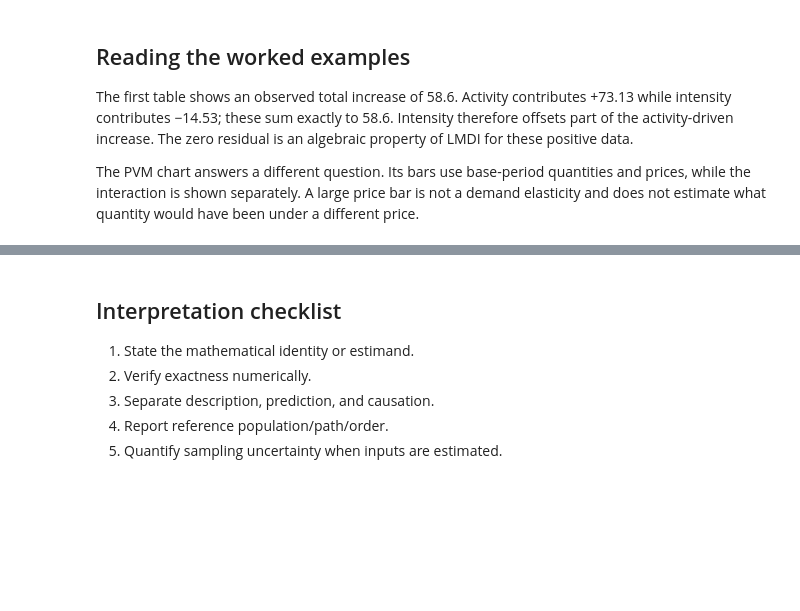
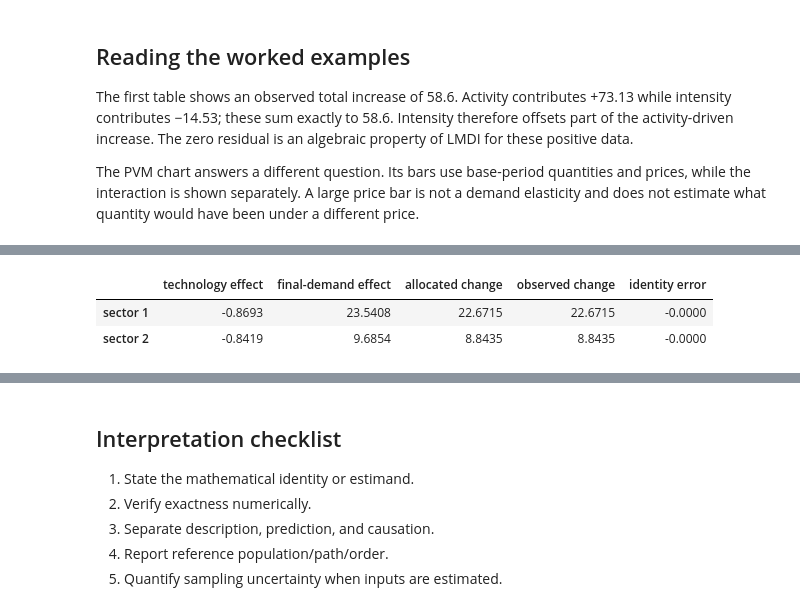
Before and after one commit to gabrielperalta12/decomposition_analysis, a Jupyter notebook: notebooks/02_index_numbers_lmdi_pvm_sda.ipynb, the cells around one changed output, grey strips where cells are left out. Cells and saved outputs as stored; diff of their text form; code cells hidden in the pictures; blank space fills up the shorter version.

```diff
--- a/notebooks/02_index_numbers_lmdi_pvm_sda.ipynb
+++ b/notebooks/02_index_numbers_lmdi_pvm_sda.ipynb
@@ -170,0 +460,26 @@ pd.concat([funnel_contrib.rename('contribution'),
+# %%
+# Two-sector SDA: technology versus final-demand effects.
+A0 = np.array([[.20, .10], [.05, .25]])
+A1 = np.array([[.18, .12], [.07, .22]])
+y0_sda = np.array([100., 80.])
+y1_sda = np.array([118., 86.])
+I = np.eye(2)
+L0 = np.linalg.inv(I-A0)
+L1 = np.linalg.inv(I-A1)
+x0_sda = L0 @ y0_sda
+x1_sda = L1 @ y1_sda
+
+technology_effect = .5*(L1-L0) @ (y0_sda+y1_sda)
+demand_effect = .5*(L0+L1) @ (y1_sda-y0_sda)
+
+pd.DataFrame({
+    'technology effect': technology_effect,
+    'final-demand effect': demand_effect,
+    'allocated change': technology_effect+demand_effect,
+    'observed change': x1_sda-x0_sda,
+    'identity error': technology_effect+demand_effect-(x1_sda-x0_sda),
+}, index=['sector 1','sector 2'])
+# %% [output]
+|  | technology effect | final-demand effect | allocated change | observed change | identity error |
+| sector 1 | -0.8693 | 23.5408 | 22.6715 | 22.6715 | -0.0000 |
+| sector 2 | -0.8419 | 9.6854 | 8.8435 | 8.8435 | -0.0000 |
```
Also changed, not shown: parts of 26 cells of this notebook, 9 other files.
